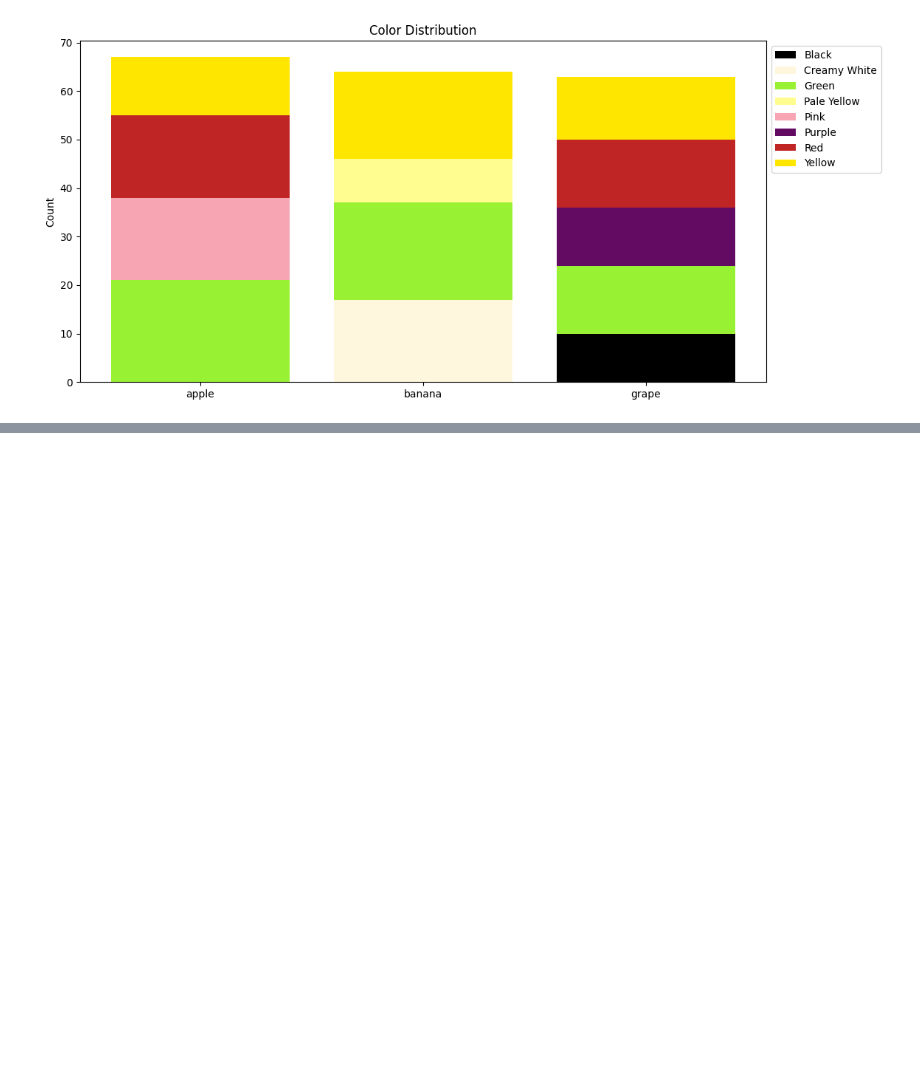
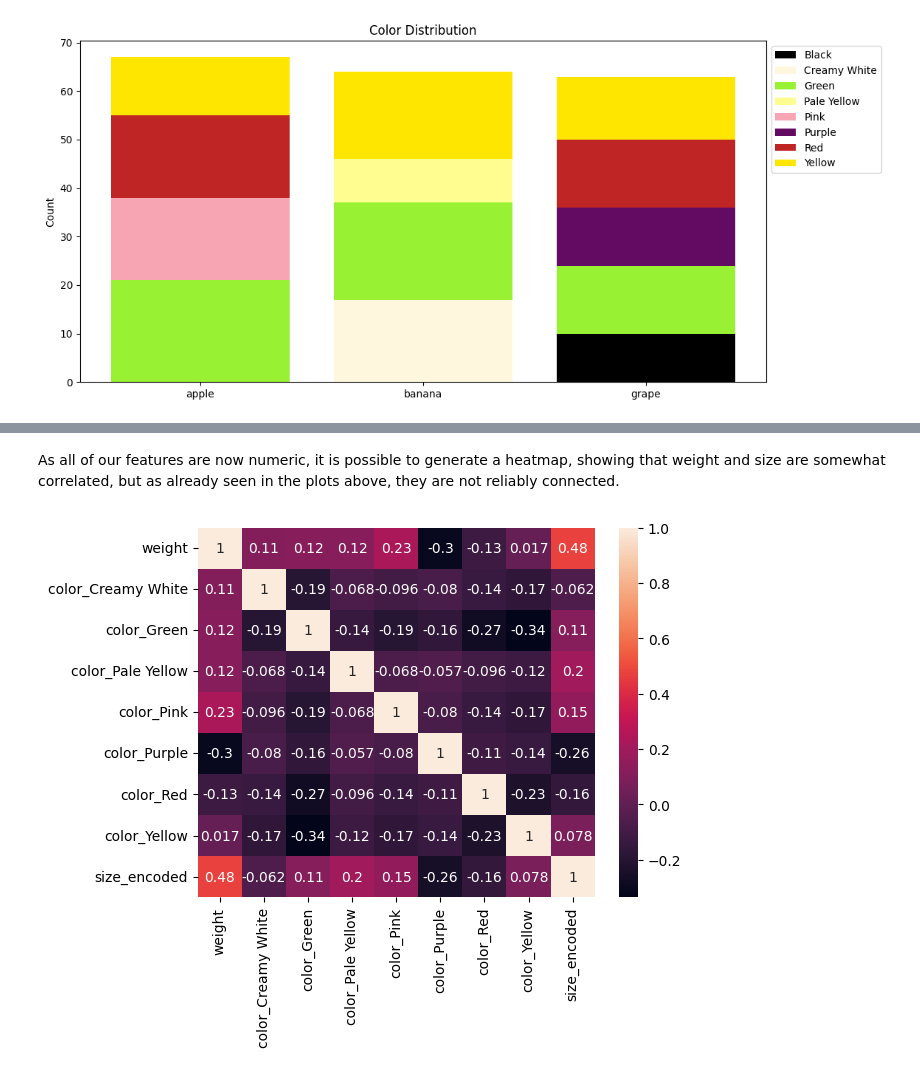
Before and after one commit to monbbemka/fruit-classifier, a Jupyter notebook: notebooks/fruit_classification.ipynb, the cells around one changed output, grey strips where cells are left out. Saved outputs shown, nothing was run; the diff lists cells and outputs as text; code cells hidden in the pictures; blank space fills up the shorter version.

```diff
--- a/notebooks/fruit_classification.ipynb
+++ b/notebooks/fruit_classification.ipynb
@@ -273,0 +280,12 @@ plt.show()
+# %%
+df_encoded = df_clean[['fruit_type','weight']].copy()
+
+# One-hot-encode the colors and add to df_encoded
+color_encoded = pd.get_dummies(df_clean['color'], prefix='color', drop_first=True, dtype=int) # adding drop_first=True ro remove redundancy
+df_encoded = pd.concat([df_encoded, color_encoded], axis=1)
+
+# Map the sizes to numbers and add them to df_encoded
+size_mapping = {'Tiny': 0, 'Small': 1, 'Medium': 2, 'Large': 3}
+df_encoded['size_encoded'] = df_clean['size'].map(size_mapping)
+
+df_encoded
@@ -273,0 +306,8 @@ plt.show()
+# %% [markdown]
+As all of our features are now numeric, it is possible to generate a heatmap, showing that weight and size are somewhat correlated, but as already seen in the plots above, they are not reliably connected.
+# %%
+df_features = df_encoded.drop(columns='fruit_type')
+
+sns.heatmap(df_features.corr(), annot = True);
+# %% [output]
+[figure, added]
```
Also changed, not shown: parts of 26 cells of this notebook, 2 other files.
